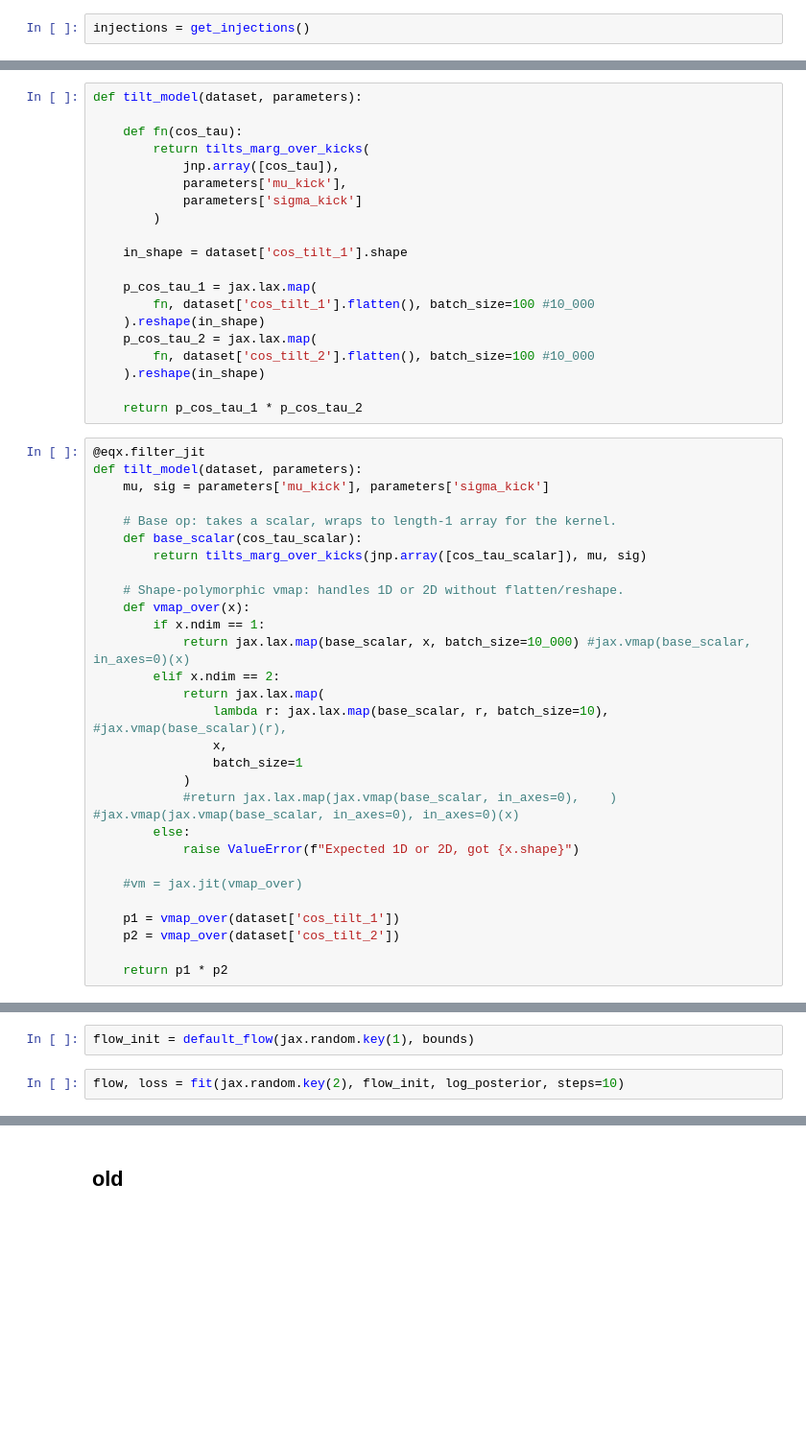
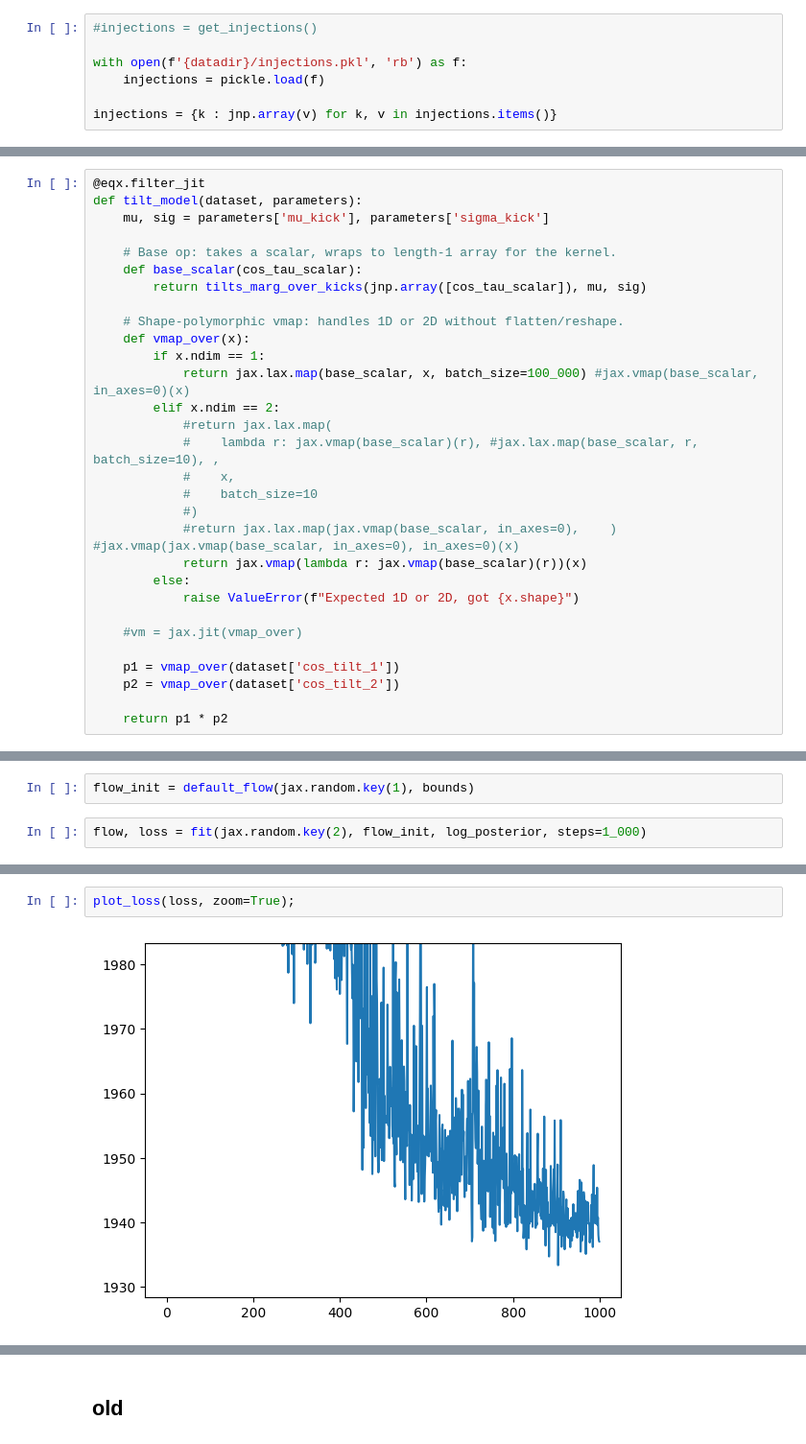
Before and after one commit to noahewolfe/tilts-and-kicks, a Jupyter notebook: code/play.ipynb, the cells around one changed output, grey strips where cells are left out. Shown at 96% size. Cells and saved outputs as stored; diff of their text form; blank space fills up the shorter version.

```diff
--- a/code/play.ipynb
+++ b/code/play.ipynb
@@ -37,7 +44,12 @@ Array(6.96051393, dtype=float64)
 # %%
 posteriors['mass_1'] = posteriors.pop('mass_1_source')
 # %%
-injections = get_injections()
+#injections = get_injections()
+
+with open(f'{datadir}/injections.pkl', 'rb') as f:
+    injections = pickle.load(f)
+
+injections = {k : jnp.array(v) for k, v in injections.items()}
 # %%
 injections['mass_1'] = injections.pop('mass_1_source')
 # %%
@@ -228,23 +219,3 @@ len(injections['prior'])
-# %%
-def tilt_model(dataset, parameters):
-
-    def fn(cos_tau):
-        return tilts_marg_over_kicks(
-            jnp.array([cos_tau]),
-            parameters['mu_kick'],
-            parameters['sigma_kick']
-        )
-
-    in_shape = dataset['cos_tilt_1'].shape
-
-    p_cos_tau_1 = jax.lax.map(
-        fn, dataset['cos_tilt_1'].flatten(), batch_size=100 #10_000
-    ).reshape(in_shape)
-    p_cos_tau_2 = jax.lax.map(
-        fn, dataset['cos_tilt_2'].flatten(), batch_size=100 #10_000
-    ).reshape(in_shape)
-
-    return p_cos_tau_1 * p_cos_tau_2
 # %%
 @eqx.filter_jit
 def tilt_model(dataset, parameters):
@@ -257,14 +228,15 @@ def tilt_model(dataset, parameters):
     # Shape-polymorphic vmap: handles 1D or 2D without flatten/reshape.
     def vmap_over(x):
         if x.ndim == 1:
-            return jax.lax.map(base_scalar, x, batch_size=10_000) #jax.vmap(base_scalar, in_axes=0)(x)
+            return jax.lax.map(base_scalar, x, batch_size=100_000) #jax.vmap(base_scalar, in_axes=0)(x)
         elif x.ndim == 2:
-            return jax.lax.map(
-                lambda r: jax.lax.map(base_scalar, r, batch_size=10), #jax.vmap(base_scalar)(r),
-                x,
-                batch_size=1
-            )
+            #return jax.lax.map(
+            #    lambda r: jax.vmap(base_scalar)(r), #jax.lax.map(base_scalar, r, batch_size=10), ,
+            #    x,
+            #    batch_size=10
+            #)
             #return jax.lax.map(jax.vmap(base_scalar, in_axes=0),    ) #jax.vmap(jax.vmap(base_scalar, in_axes=0), in_axes=0)(x)
+            return jax.vmap(lambda r: jax.vmap(base_scalar)(r))(x)
         else:
             raise ValueError(f"Expected 1D or 2D, got {x.shape}")
 
@@ -362,4 +334,4 @@ with open('./injections.pkl', 'wb') as f:
 # %%
 flow_init = default_flow(jax.random.key(1), bounds)
 # %%
-flow, loss = fit(jax.random.key(2), flow_init, log_posterior, steps=10)
+flow, loss = fit(jax.random.key(2), flow_init, log_posterior, steps=1_000)
@@ -374,0 +342,4 @@ XlaRuntimeError: RESOURCE_EXHAUSTED: Out of memory while trying to allocate 1171
+# %%
+plot_loss(loss, zoom=True);
+# %% [output]
+[figure, added]
```
Also changed, not shown: parts of 14 cells of this notebook, 3 other files.
